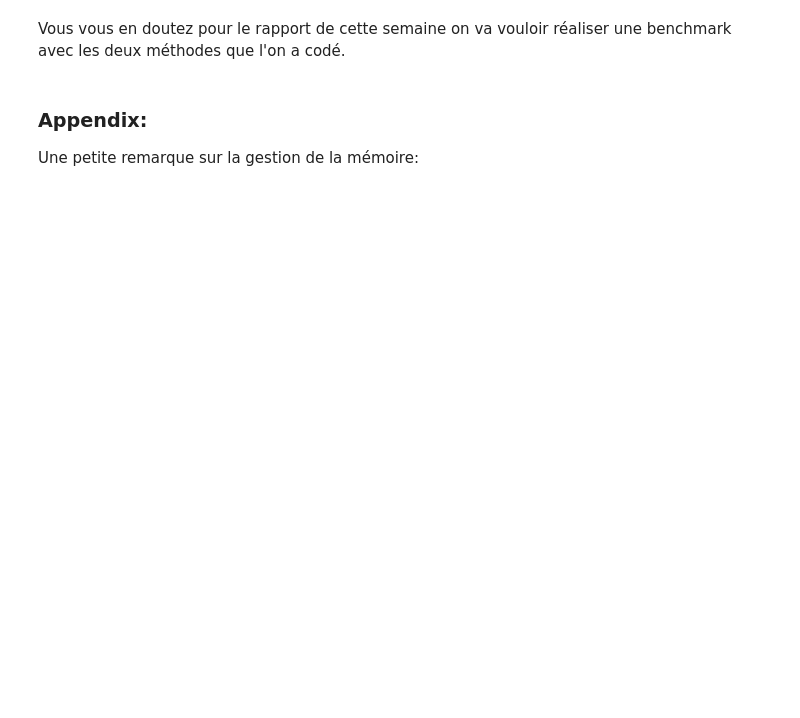
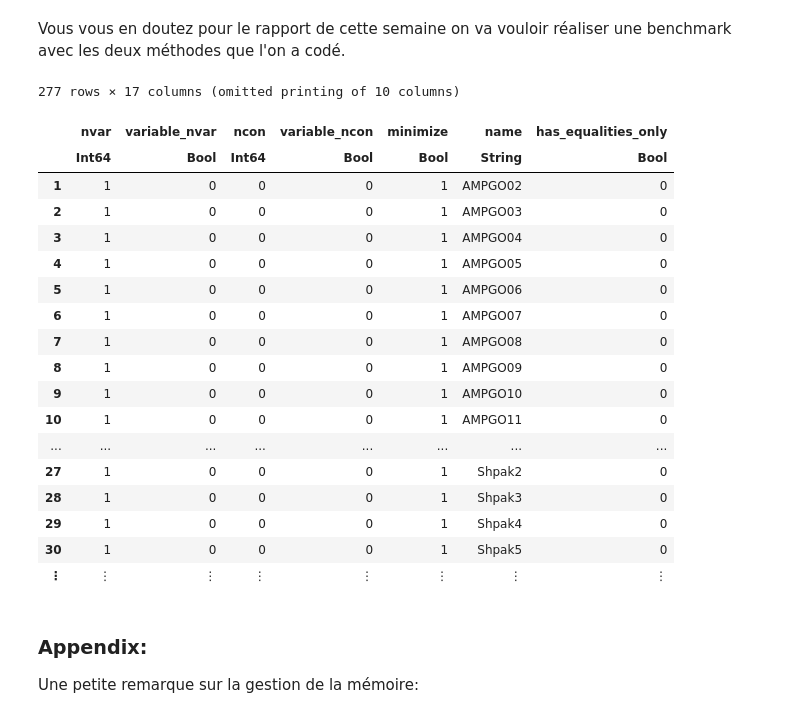
Before and after one commit to tmigot/MTH8408, a Jupyter notebook: lab3/Lab3-notebook.ipynb, the cells around one changed output. Cells and saved outputs as stored; diff of their text form; code cells hidden in the pictures; blank space fills up the shorter version.

```diff
--- a/lab3/Lab3-notebook.ipynb
+++ b/lab3/Lab3-notebook.ipynb
@@ -320,5 +872,27 @@ limited_bfgs(prbl)
 # %% [markdown]
 Vous vous en doutez pour le rapport de cette semaine on va vouloir réaliser une benchmark avec les deux méthodes que l'on a codé.
+# %%
+OptimizationProblems.meta
+# %% [output]
+277 rows × 17 columns (omitted printing of 10 columns)
+|  | nvar | variable_nvar | ncon | variable_ncon | minimize | name | has_equalities_only |
+|  | Int64 | Bool | Int64 | Bool | Bool | String | Bool |
+| 1 | 1 | 0 | 0 | 0 | 1 | AMPGO02 | 0 |
+| 2 | 1 | 0 | 0 | 0 | 1 | AMPGO03 | 0 |
+| 3 | 1 | 0 | 0 | 0 | 1 | AMPGO04 | 0 |
+| 4 | 1 | 0 | 0 | 0 | 1 | AMPGO05 | 0 |
+| 5 | 1 | 0 | 0 | 0 | 1 | AMPGO06 | 0 |
+| 6 | 1 | 0 | 0 | 0 | 1 | AMPGO07 | 0 |
+| 7 | 1 | 0 | 0 | 0 | 1 | AMPGO08 | 0 |
+| 8 | 1 | 0 | 0 | 0 | 1 | AMPGO09 | 0 |
+| 9 | 1 | 0 | 0 | 0 | 1 | AMPGO10 | 0 |
+| 10 | 1 | 0 | 0 | 0 | 1 | AMPGO11 | 0 |
+| ... | ... | ... | ... | ... | ... | ... | ... |
+| 27 | 1 | 0 | 0 | 0 | 1 | Shpak2 | 0 |
+| 28 | 1 | 0 | 0 | 0 | 1 | Shpak3 | 0 |
+| 29 | 1 | 0 | 0 | 0 | 1 | Shpak4 | 0 |
+| 30 | 1 | 0 | 0 | 0 | 1 | Shpak5 | 0 |
+| ⋮ | ⋮ | ⋮ | ⋮ | ⋮ | ⋮ | ⋮ | ⋮ |
 # %% [markdown]
 ### Appendix:
 
```
Also changed, not shown: parts of 32 cells of this notebook.
